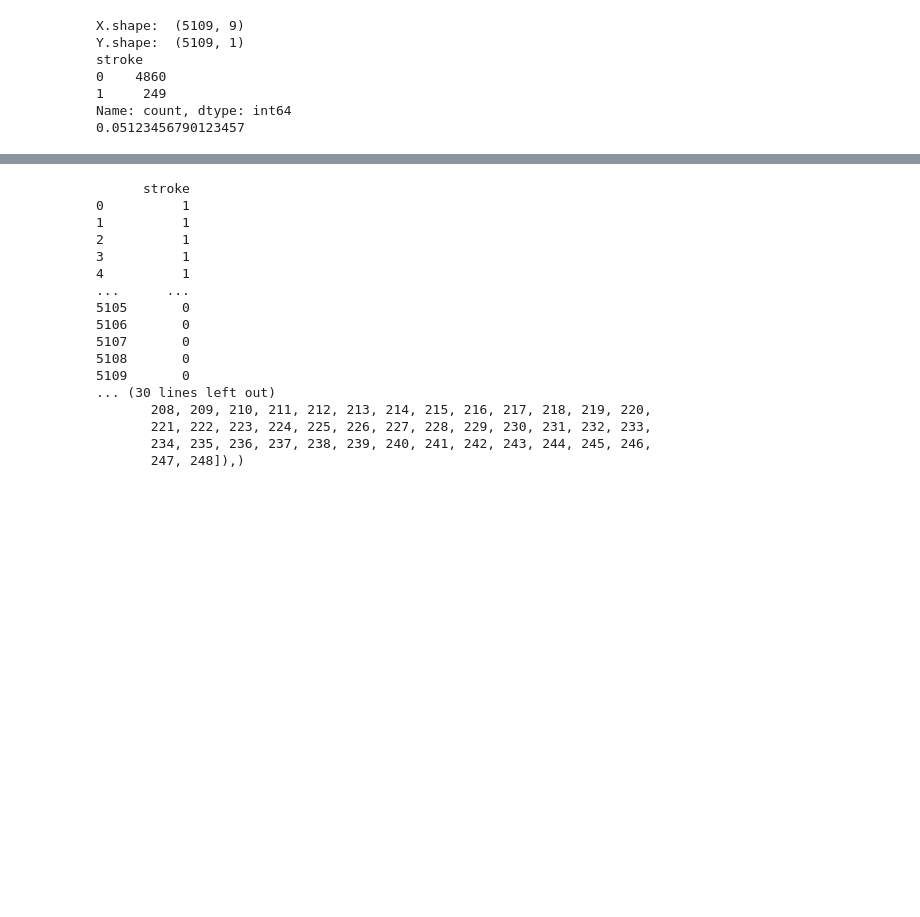
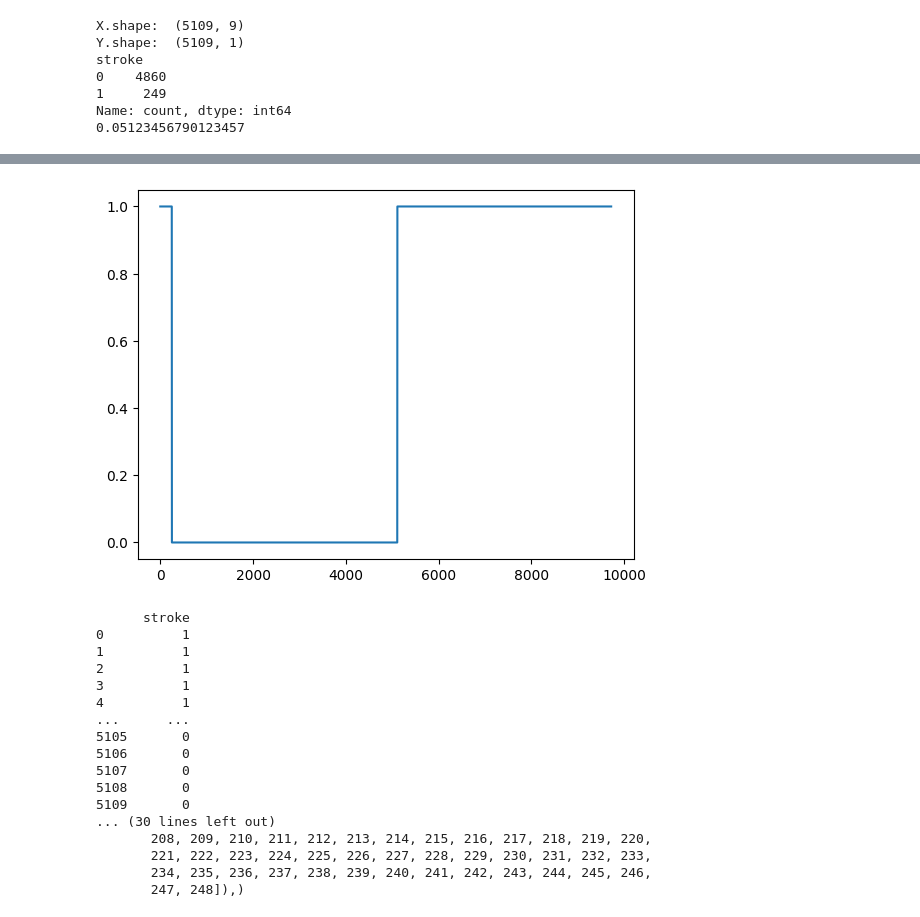
Before and after one commit to hrbjoern/abj_LungCancer, a Jupyter notebook: notebooks/baseline_model.ipynb, the cells around one changed output, grey strips where cells are left out. Cells and saved outputs as stored; diff of their text form; code cells hidden in the pictures; blank space fills up the shorter version.

Commit message:
Set RandomForestClassifier(max_depth=15), try oversampling

```diff
--- a/notebooks/baseline_model.ipynb
+++ b/notebooks/baseline_model.ipynb
@@ -67,7 +65,7 @@ stroke
 Name: count, dtype: int64
 0.05123456790123457
 # %%
-model = RandomForestClassifier()
+model = RandomForestClassifier(max_depth=15)
 
 categorical_cols = data.select_dtypes(include=[object]).columns
 
@@ -184,0 +177,66 @@ Oversampled class distribution: Counter({'stroke': 1})
+# %%
+print("Before oversampling:")
+print("X.shape: ", X.shape)
+print("Y.shape: ", Y.shape)
+
+# Counting the values in 'stroke':
+print(Y['stroke'].value_counts())
+
+# Try oversampling:
+#
+from imblearn.over_sampling import RandomOverSampler
+from collections import Counter
+
+#print("Original class distribution:", Counter(Y))
+# Oversampling using RandomOverSampler
+oversample = RandomOverSampler(sampling_strategy='minority')
+X_over, Y_over = oversample.fit_resample(X, Y)
+
+#X_over = X_over[:5000]
+#Y_over = Y_over[:5000]
+
+Y_over.stroke.plot(kind='line')
+
+print("X_over.shape: ", X_over.shape)
+print("Y_over.shape: ", Y_over.shape)
+
+# Counting the values in 'stroke':
+print(Y['stroke'].value_counts())
+print(Y_over['stroke'].value_counts())
+
+
+# Split the data into training and testing sets
+X_train, X_test, y_train, y_test = train_test_split(X_over, Y_over, test_size=0.4)#, random_state=42)
+
+# # Initialize and train the RandomForestClassifier
+# clf = RandomForestClassifier(random_state=42)
+# clf.fit(X_train, y_train)
+
+# Scrap the cross-validation for a second
+# # Specify cross-validation strategy
+# cv_strategy = KFold(n_splits=5, random_state=42, shuffle=True)
+
+# # Evaluate the model using cross-validation
+# cv_scores = cross_val_score(my_pipeline, X_train, y_train, cv=cv_strategy, scoring='accuracy')
+
+# print(f"CV Scores: {cv_scores}")
+# print(f"CV Mean Score: {cv_scores.mean()}")
+
+
+# You can still fit the pipeline to the entire training set and evaluate on the test set if needed
+my_pipeline.fit(X_train, y_train)
+
+# Make predictions on the test set
+predictions = my_pipeline.predict(X_test)
+
+# Evaluate the model
+accuracy = accuracy_score(y_test, predictions)
+conf_matrix = confusion_matrix(y_test, predictions)
+class_report = classification_report(y_test, predictions)
+
+print(f"\nAccuracy: {accuracy}")
+print("Confusion Matrix:")
+print(conf_matrix)
+print("Classification Report:")
+print(class_report)
+# %% [output]
@@ -185,3 +273,4 @@ Oversampled class distribution: Counter({'stroke': 1})
+[figure, added]
 # %%
 # Test predictions for small subset where stroke==1:
 #stroketrue = pd.where(Y['stroke']==1)
```
Also changed, not shown: parts of 9 cells of this notebook.
